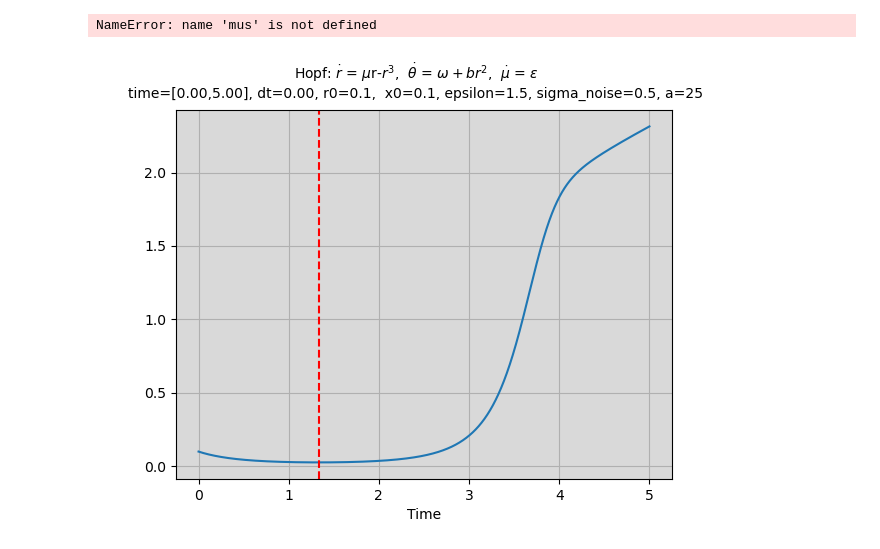
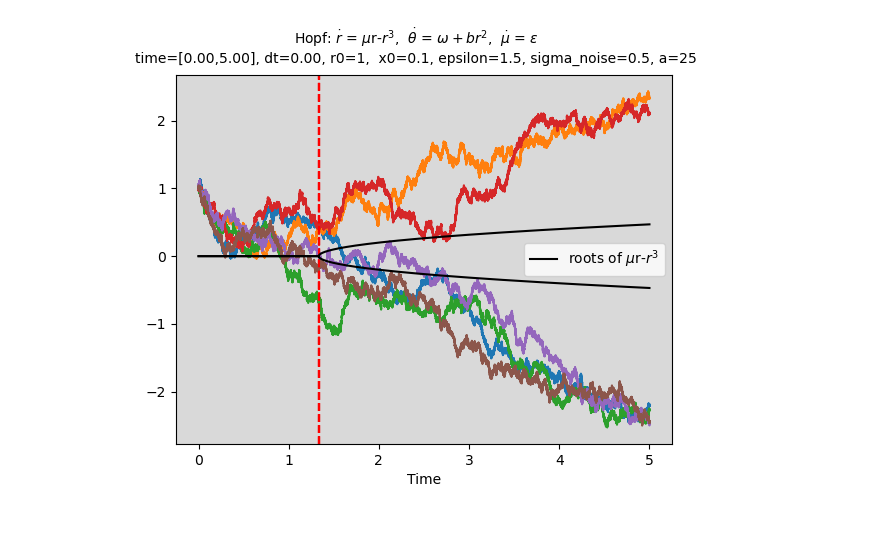
Before and after one commit to barrackHa/differential_equations, a Jupyter notebook: ews_analysis/hopf_ews_new.ipynb, the cells around one changed output. Drawn from its saved outputs; the diff is of its cells as text; code cells hidden in the pictures.

Commit message:
Hopf sim

```diff
--- a/ews_analysis/hopf_ews_new.ipynb
+++ b/ews_analysis/hopf_ews_new.ipynb
@@ -30,7 +30,7 @@ def run_bif_sim(ode_model, time, r0, x0, epsilon, sigma_noise, a=1, model_args=N
         model=ode_model,
         y0=y0,
         time=time,
-        noise=[0,sigma_noise,0], args=model_args, save_derivative=True
+        noise=[sigma_noise,0,0], args=model_args, save_derivative=True
     )
     return results,derivatives
 
@@ -38,6 +38,9 @@ def plot_bif_sim(fig, axs, time, results, derivatives):
 
     if not isinstance(axs, np.ndarray):
         axs = np.array([axs])
+
+    # for i in range(results.shape[-1]):
+        # axs[0].plot(time, results[:,i], label=f'{i}')
 
     axs[0].plot(time, results[:,0])
     # axs[0].plot(time, results[:,1], label='r(t)')
@@ -73,40 +76,52 @@ def run_bif_sim_and_plot(fig, axs, ode_model, time, r0, x0, epsilon, sigma_noise
     ttl = ttl + f"x0={x0}, epsilon={epsilon}, sigma_noise={sigma_noise}, a={a}"
     fig.suptitle(ttl, fontsize=10)
     return fig, axs, t_star, results, derivatives
+
+def plot_roots_of_hopf_radius(ax, results):
+    """Roots of rx-ax^3 are 0 and +-sqrt(r/a), Plot them"""
+    t_zero = np.where(results[:,-1] >= 0)[0][0]
+    roots_abs = np.zeros_like(results[:, -1])
+    roots_abs[t_zero:] = np.sqrt(results[t_zero:, -1] / a)
+    ax.plot(time, roots_abs, color='black', label=r'roots of $\mu$r-$r^3$')
+    ax.plot(time, -1*roots_abs, color='black')
+    # ax.plot(time, 0*roots_abs, color='black', ls='--')
+    ax.legend()
+    return ax
 # %%
 # Single run of run_bif_sim_and_plot
 
 fig, axs = plt.subplots(1,1)
 time = np.arange(0, 5, 0.00001)
-r0 = 0.1
+r0 = 1
 theta_0 = 0.1
 mu_0 = -2
 x0 = 0.1
 b = 1
 omega = 2
 a = 25
 epsilon = 1.5
 sigma = 0.5
 
 y0 = [r0, theta_0, mu_0]
 
-# omega + (b*(r**2)),
-#         epsilon * shaper
-
 ttl = r"Hopf: $\dot{r}$ = $\mu$r-$r^3$,  $\dot{\theta}$ = $\omega+br^2$,  $\dot{\mu}$ = $\epsilon$" + "\n"
 
 args = (epsilon, omega, b)
-fig, axs, t_star, results, derivatives = run_bif_sim_and_plot(
-    fig, axs, hh.hopf_model, time, r0, x0, epsilon, sigma_noise=sigma, a=a, ttl=ttl, model_args=args, y0=y0
-)
 
-rs, thetas, mus = results[:,0], results[:,1], results[:,2]
-slope,intercept,_,_,_ = linregress(time, mus)
-# mu=0=intercept+slope*t iff t=-intercept/slope
-t_star = -intercept/slope
+sims = []
+for i in range(6):
+    fig, axs, t_star, results, derivatives = run_bif_sim_and_plot(
+        fig, axs, hh.hopf_model, time, r0, x0, epsilon, sigma_noise=sigma, a=a, ttl=ttl, model_args=args, y0=y0
+    )
 
+    rs, thetas, mus = results[:,0], results[:,1], results[:,2]
+    slope,intercept,_,_,_ = linregress(time, mus)
+    # mu=0=intercept+slope*t iff t=-intercept/slope
+    t_star = -intercept/slope
+    sims.append([t_star, results, derivatives])
+
+plot_roots_of_hopf_radius(axs[0], results)
 plt.show()
 # %% [output]
-NameError: name 'mus' is not defined
-[figure, old version]
+[figure, new version]
 # %%
```
Also changed, not shown: parts of 1 cell of this notebook.
